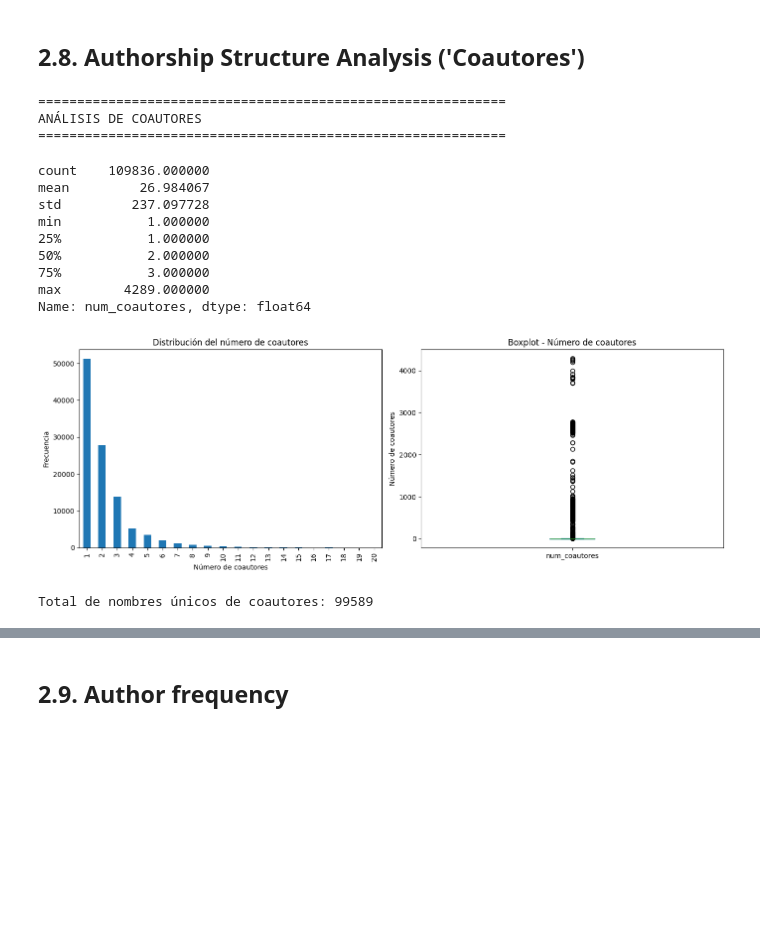
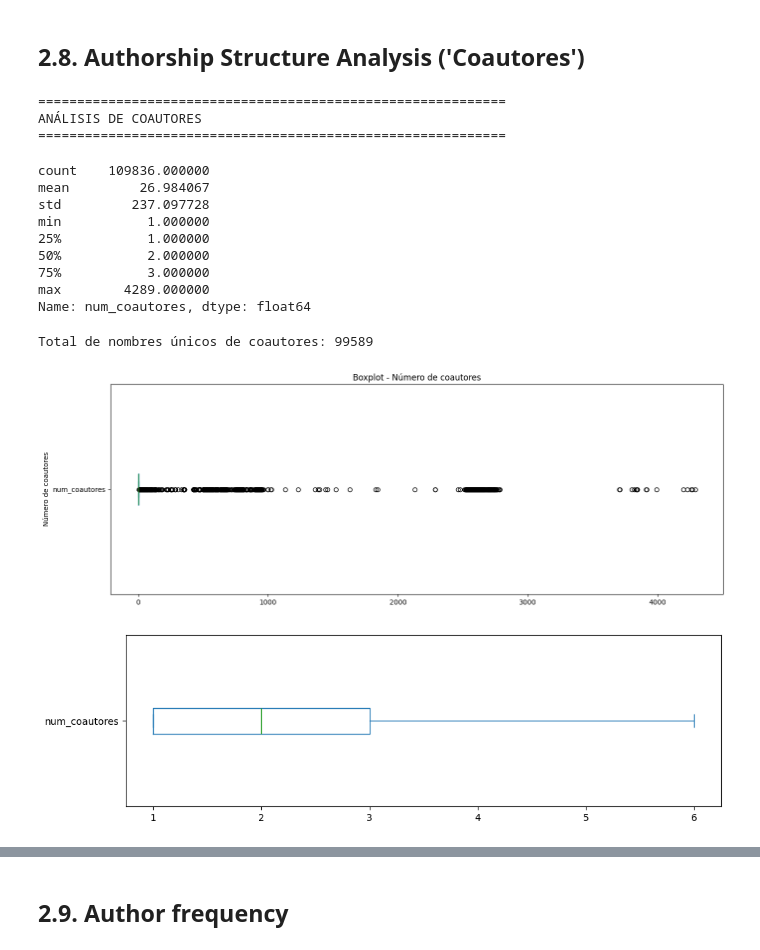
Before and after one commit to fvalderramab/proyecto_horus, a Jupyter notebook: notebooks/01_eda.ipynb, the cells around one changed output, grey strips where cells are left out. Saved outputs shown, nothing was run; the diff lists cells and outputs as text; code cells hidden in the pictures; blank space fills up the shorter version.

```diff
--- a/notebooks/01_eda.ipynb
+++ b/notebooks/01_eda.ipynb
@@ -1200,48 +1200,45 @@ Top fuentes por tipo de producción:
 # %%
 # Análisis de Coautores
 print("="*60)
 print("ANÁLISIS DE COAUTORES")
 print("="*60)
 
 productos_bogota['num_coautores'] = productos_bogota['Coautores'].apply(contar_coautores)
 productos_bogota.loc[productos_bogota['Coautores'].isna(), 'num_coautores'] = 0
 
 display(productos_bogota['num_coautores'].describe())
 
-# Distribución del número de coautores
-fig, axes = plt.subplots(1, 2, figsize=(14, 5))
-
-productos_bogota['num_coautores'].value_counts().sort_index().head(20).plot(kind='bar', ax=axes[0])
-axes[0].set_title('Distribución del número de coautores')
-axes[0].set_xlabel('Número de coautores')
-axes[0].set_ylabel('Frecuencia')
-
-productos_bogota['num_coautores'].plot(kind='box', ax=axes[1])
-axes[1].set_title('Boxplot - Número de coautores')
-axes[1].set_ylabel('Número de coautores')
-
-plt.tight_layout()
-plt.show()
-
 todos_coautores = []
 for coautores in productos_bogota['Coautores']:
     todos_coautores.extend(extraer_coautores(coautores))
 
 coautores_counter = Counter(todos_coautores)
 print(f"\nTotal de nombres únicos de coautores: {len(coautores_counter)}")
+
+fig, ax = plt.subplots(figsize=(14, 5))
+productos_bogota['num_coautores'].plot(kind='box', vert=False, ax=ax)
+ax.set_title('Boxplot - Número de coautores')
+ax.set_ylabel('Número de coautores')
+plt.tight_layout()
+plt.show()
+
+productos_bogota['num_coautores'].plot(kind='box', vert=False, figsize=(10, 3), showfliers=False)
+plt.tight_layout()
+plt.show()
 # %% [output]
 ============================================================
 ANÁLISIS DE COAUTORES
 ============================================================
 count    109836.000000
 mean         26.984067
 std         237.097728
 min           1.000000
 25%           1.000000
 50%           2.000000
 75%           3.000000
 max        4289.000000
 Name: num_coautores, dtype: float64
+Total de nombres únicos de coautores: 99589
-[figure, old version]
+[figure, new version]
-Total de nombres únicos de coautores: 99589
+[figure, added]
 # %%
```
Also changed, not shown: parts of 13 cells of this notebook.
